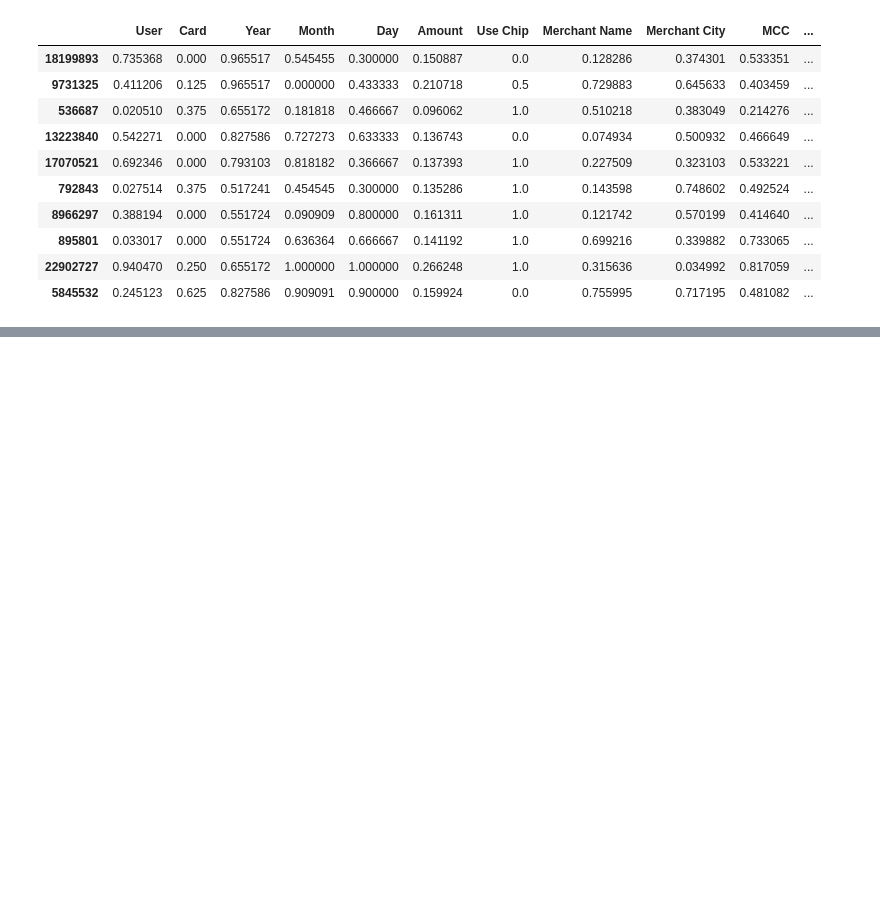
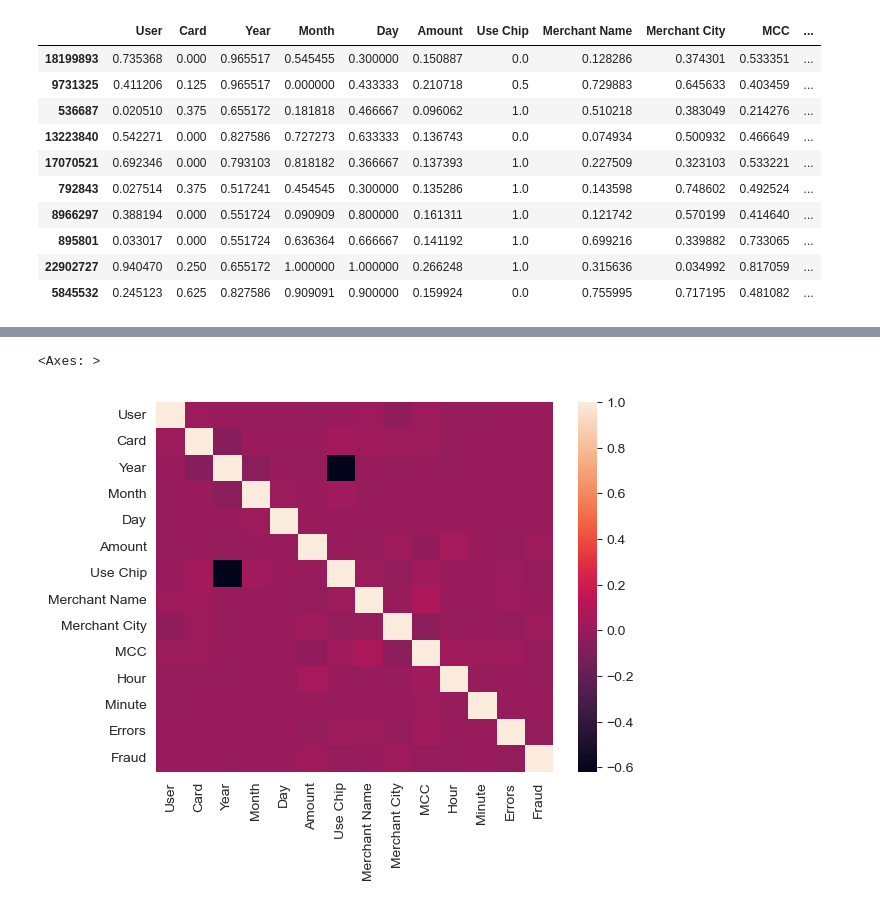
Before and after one commit to marcosantoriello/CCFDetector, a Jupyter notebook: CreditCardFraudDetector.ipynb, the cells around one changed output, grey strips where cells are left out. Saved outputs shown, nothing was run; the diff lists cells and outputs as text; code cells hidden in the pictures; blank space fills up the shorter version.

```diff
--- a/CreditCardFraudDetector.ipynb
+++ b/CreditCardFraudDetector.ipynb
@@ -353,0 +371,7 @@ df.head(10)
+# %%
+# Visualizzo Matrice di Correlazione
+#fig = plt.figure()
+sns.heatmap(df.corr(), cbar=True)
+# %% [output]
+<Axes: >
+[figure, added]
```
Also changed, not shown: parts of 7 cells of this notebook, 3 other files.
